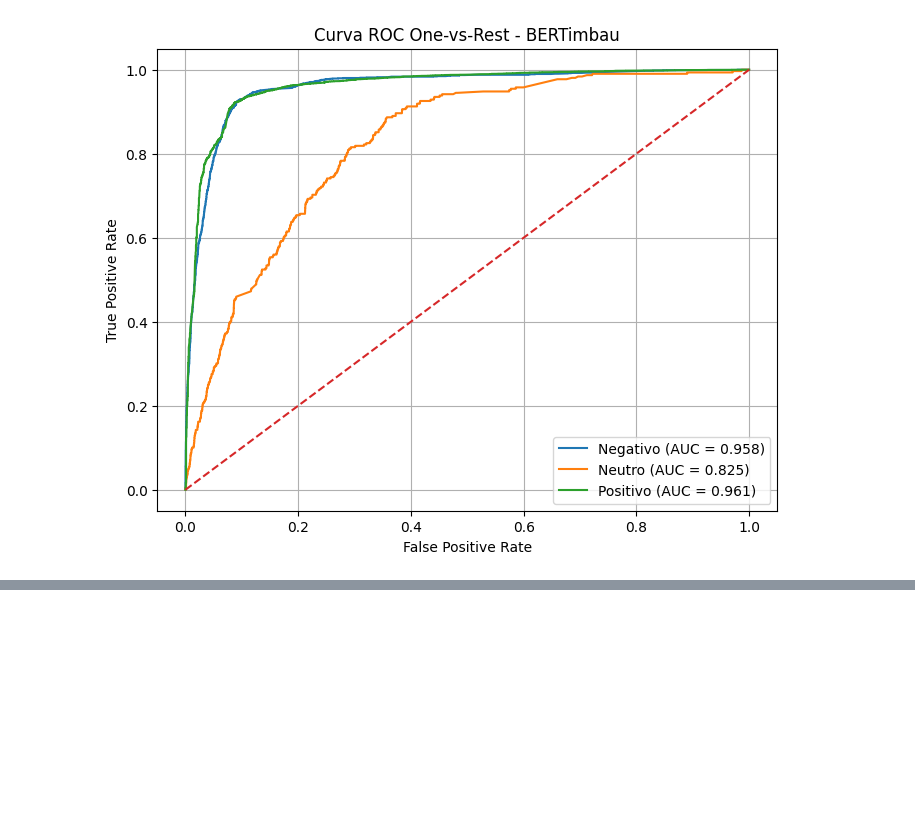
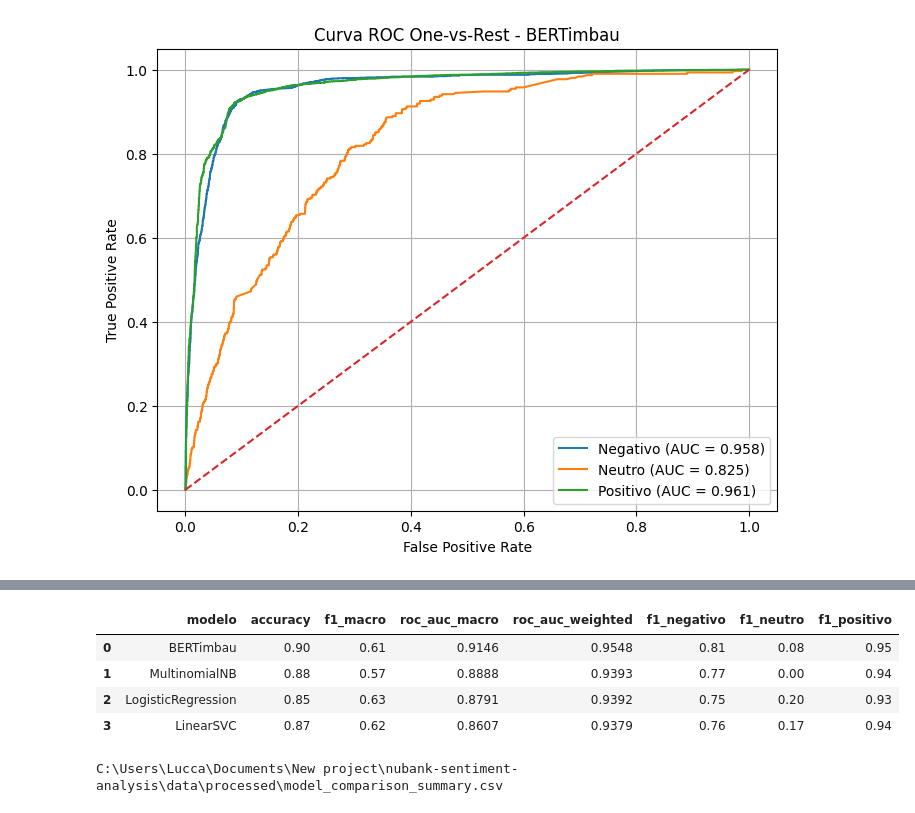
Before and after one commit to qLucca/analise_sentimentos, a Jupyter notebook: notebooks/03_model_test_bert.ipynb, the cells around one changed output, grey strips where cells are left out. Cells and saved outputs as stored; diff of their text form; code cells hidden in the pictures; blank space fills up the shorter version.

```diff
--- a/notebooks/model_test_bert.ipynb
+++ b/notebooks/03_model_test_bert.ipynb
@@ -457,0 +516,14 @@ plt.show()
+# %%
+df_compare_final.round(4)
+# %% [output]
+|  | modelo | accuracy | f1_macro | roc_auc_macro | roc_auc_weighted | f1_negativo | f1_neutro | f1_positivo |
+| 0 | BERTimbau | 0.90 | 0.61 | 0.9146 | 0.9548 | 0.81 | 0.08 | 0.95 |
+| 1 | MultinomialNB | 0.88 | 0.57 | 0.8888 | 0.9393 | 0.77 | 0.00 | 0.94 |
+| 2 | LogisticRegression | 0.85 | 0.63 | 0.8791 | 0.9392 | 0.75 | 0.20 | 0.93 |
+| 3 | LinearSVC | 0.87 | 0.62 | 0.8607 | 0.9379 | 0.76 | 0.17 | 0.94 |
+# %%
+output_path = r"C:\Users\Lucca\Documents\New project\nubank-sentiment-analysis\data\processed\model_comparison_summary.csv"
+df_compare_final.to_csv(output_path, index=False, encoding="utf-8-sig")
+print(output_path)
+# %% [output]
+C:\Users\Lucca\Documents\New project\nubank-sentiment-analysis\data\processed\model_comparison_summary.csv
```
Also changed, not shown: parts of 1 cell of this notebook, 5 other files.
